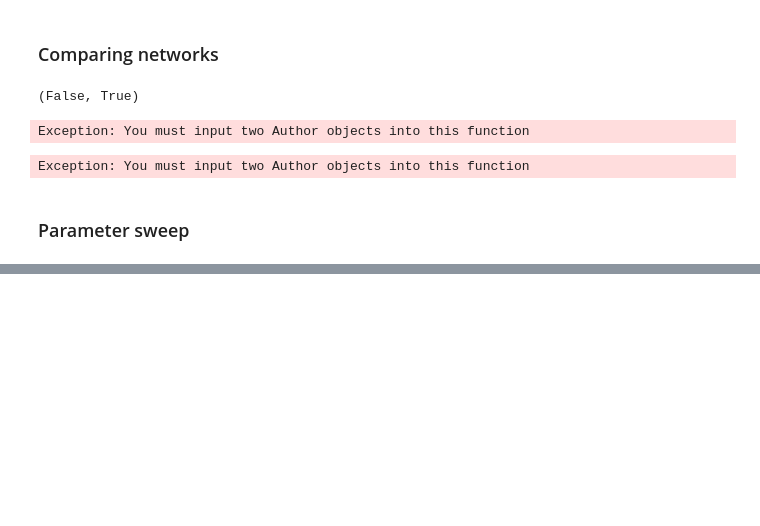
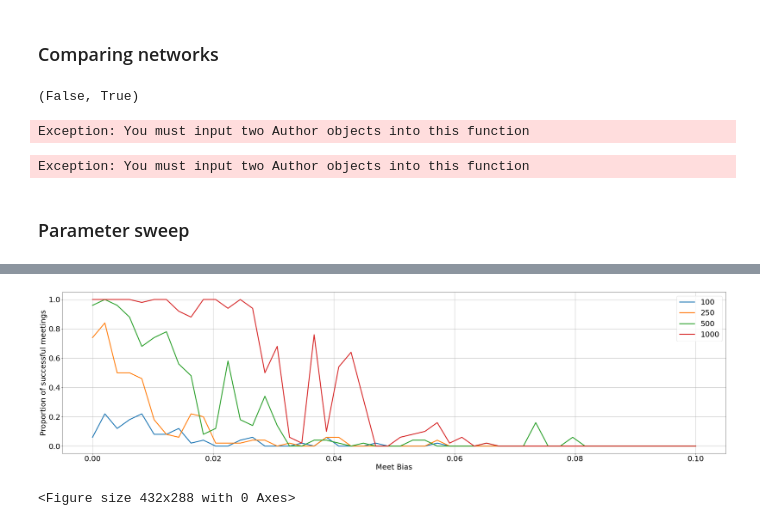
Before and after one commit to jastiso/modeling_citations, a Jupyter notebook: scripts/class_fn_test.ipynb, the cells around one changed output, grey strips where cells are left out. Drawn from its saved outputs; the diff is of its cells as text; code cells hidden in the pictures; blank space fills up the shorter version.

```diff
--- a/scripts/class_fn_test.ipynb
+++ b/scripts/class_fn_test.ipynb
@@ -885,0 +886,36 @@ plt.draw()
+# %%
+# number of successful meeting with different network sizes
+nSim = 50
+meet_biases = np.linspace(0.,.1,50)
+n = [100, 250, 500, 1000]
+
+def test_meetings(b,nSim,g,node_2_gender,n):
+    props = np.zeros((nSim,len(n)))
+    a1 = Author(0.5,0.5,b,0.5)
+    a2 = Author(0.5,0.5,0.5,0.5)
+    for i,k in enumerate(n):
+        a1.init_network(g, node_2_gender, k)
+        for j in range(nSim):
+            a2.init_network(g, node_2_gender, k)
+            x = compare_nets(a1,a2)
+            props[j,i] = x[0]
+    return np.mean(props, axis=0)
+
+
+meets = Parallel(n_jobs=4)(
+    delayed(test_meetings)(b,nSim,g,node_2_gender,n)
+    for b in tqdm(meet_biases)
+)
+# %%
+plt.rcParams.update({'font.size': 25})
+plt.figure(figsize=(40,10))
+plt.plot(meet_biases, np.reshape(meets, (len(meet_biases), len(n))), linewidth=3.0)
+plt.ylabel('Proportion of successful meetings')
+plt.xlabel('Meet Bias')
+plt.legend(n)
+plt.grid(True)
+plt.show()
+plt.draw()
+# %% [output]
+[figure, added]
+<Figure size 432x288 with 0 Axes>
```
Also changed, not shown: parts of 6 cells of this notebook.
